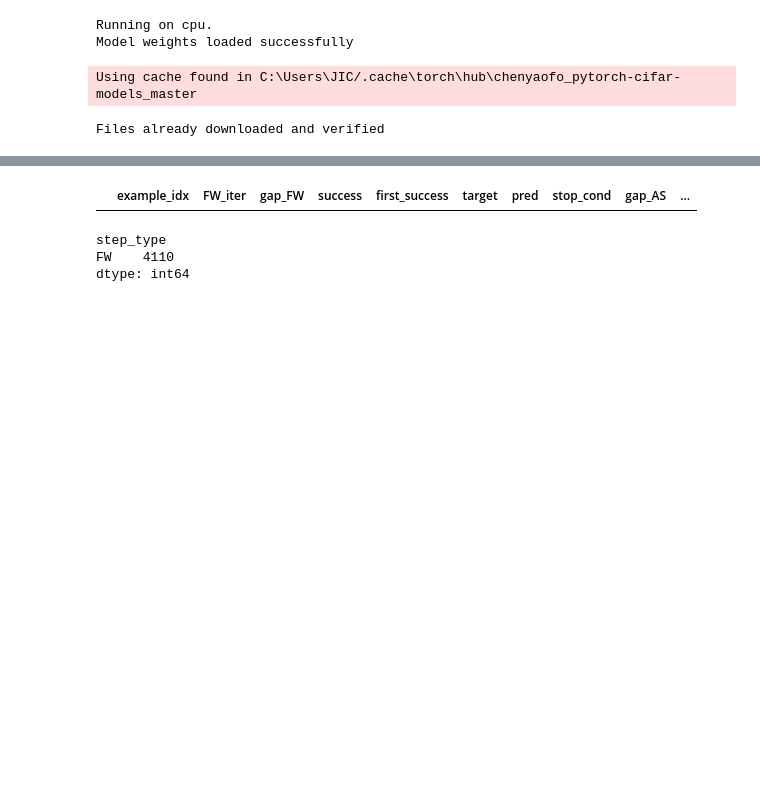
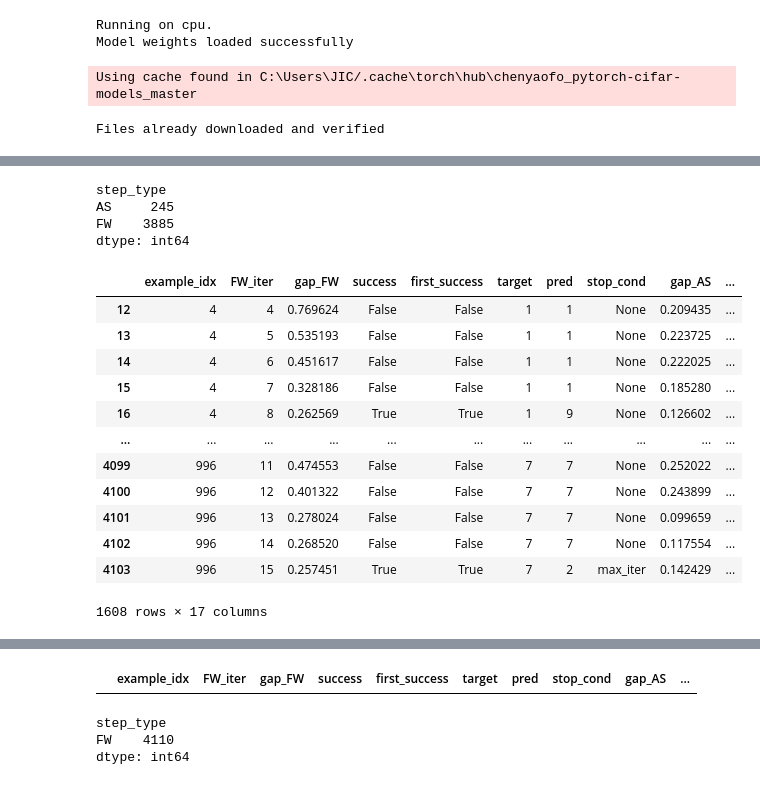
Before and after one commit to TannerAGraves/FW-variants-for-WB-Adversarial-Attacks, a Jupyter notebook: test attacks.ipynb, the cells around one changed output, grey strips where cells are left out. Saved outputs shown, nothing was run; the diff lists cells and outputs as text; code cells hidden in the pictures; blank space fills up the shorter version.

```diff
--- a/test attacks.ipynb
+++ b/test attacks.ipynb
@@ -100,0 +79,25 @@ Epsilon: 0.005  Correct Classifications (Failed Attacks) = 47 / 1000 = 0.047
+# %%
+hist.groupby('step_type').size()
+# %% [output]
+step_type
+AS     245
+FW    3885
+dtype: int64
+# %%
+as_hist = hist_dfs[0]
+# %%
+as_hist[as_hist['gap_AS'] < -as_hist['gap_ASmin']]
+# %% [output]
+|  | example_idx | FW_iter | gap_FW | success | first_success | target | pred | stop_cond | gap_AS | ... |
+| 12 | 4 | 4 | 0.769624 | False | False | 1 | 1 | None | 0.209435 | ... |
+| 13 | 4 | 5 | 0.535193 | False | False | 1 | 1 | None | 0.223725 | ... |
+| 14 | 4 | 6 | 0.451617 | False | False | 1 | 1 | None | 0.222025 | ... |
+| 15 | 4 | 7 | 0.328186 | False | False | 1 | 1 | None | 0.185280 | ... |
+| 16 | 4 | 8 | 0.262569 | True | True | 1 | 9 | None | 0.126602 | ... |
+| ... | ... | ... | ... | ... | ... | ... | ... | ... | ... | ... |
+| 4099 | 996 | 11 | 0.474553 | False | False | 7 | 7 | None | 0.252022 | ... |
+| 4100 | 996 | 12 | 0.401322 | False | False | 7 | 7 | None | 0.243899 | ... |
+| 4101 | 996 | 13 | 0.278024 | False | False | 7 | 7 | None | 0.099659 | ... |
+| 4102 | 996 | 14 | 0.268520 | False | False | 7 | 7 | None | 0.117554 | ... |
+| 4103 | 996 | 15 | 0.257451 | True | True | 7 | 2 | max_iter | 0.142429 | ... |
+1608 rows × 17 columns
```
Also changed, not shown: parts of 5 cells of this notebook, 1 other file.
